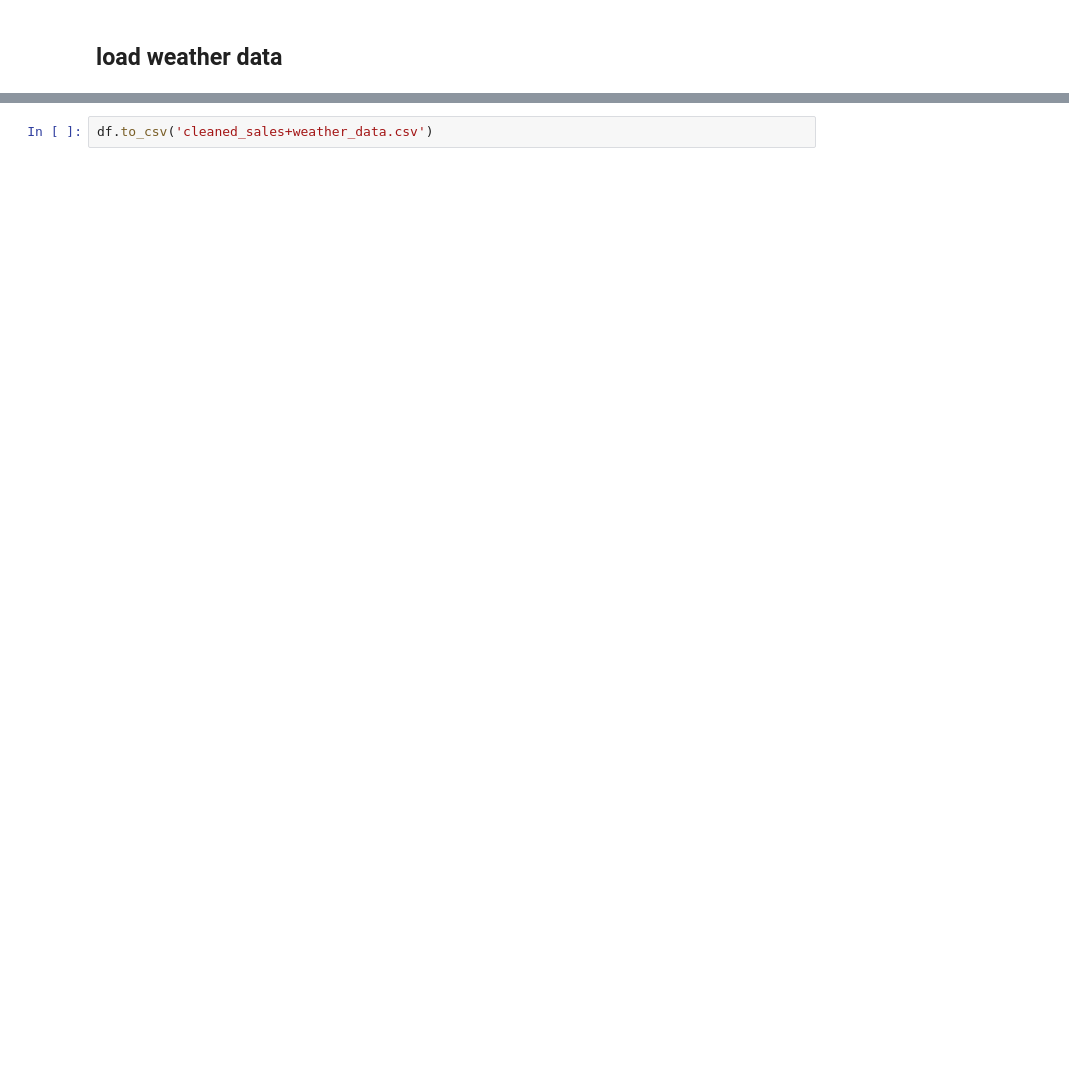
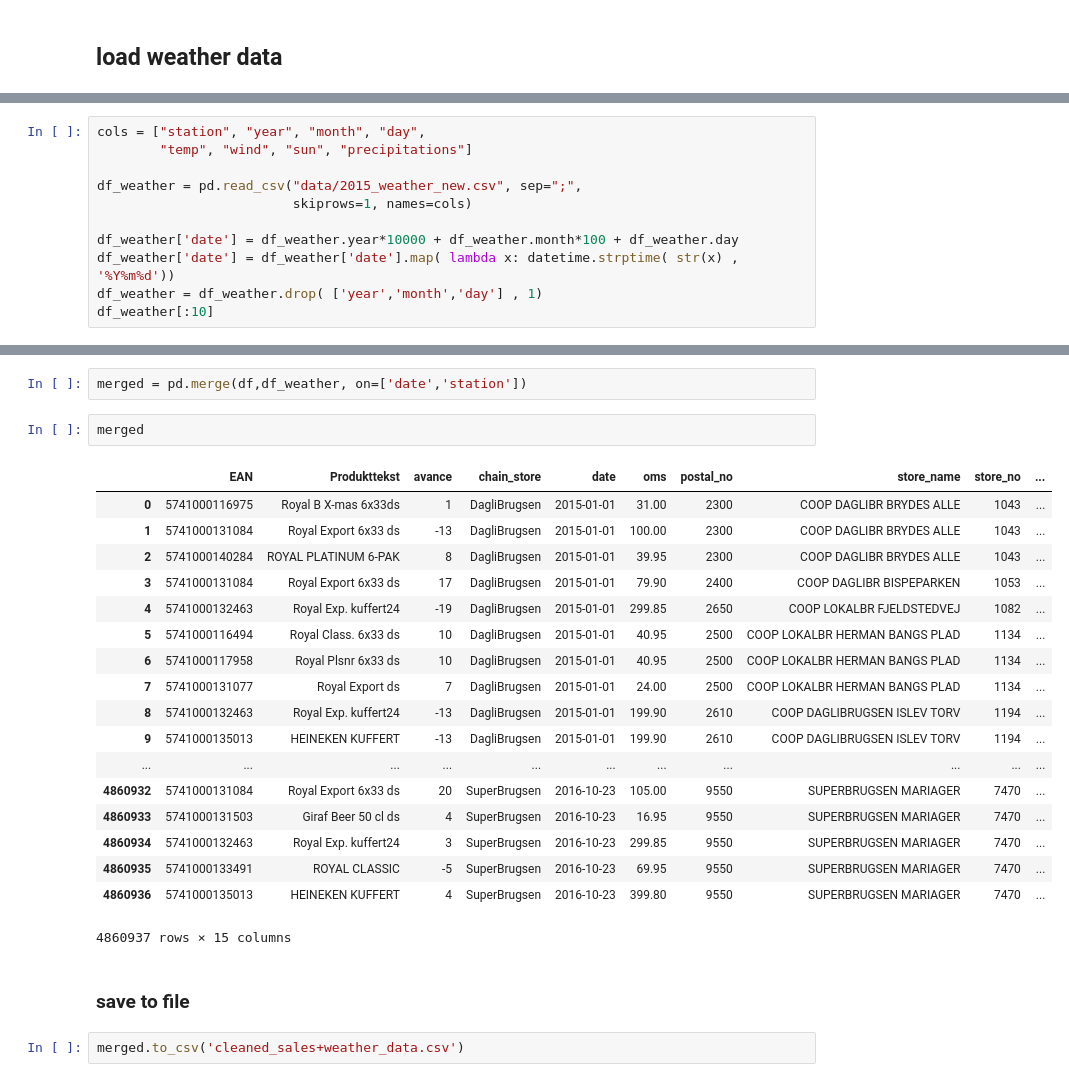
Before and after one commit to vlievin/OiX-2016---Understanding-Weather-Impact-on-Beer-Sales-in-Denmark, a Jupyter notebook: read sales data.ipynb, the cells around one changed output, grey strips where cells are left out. Cells and saved outputs as stored; diff of their text form; blank space fills up the shorter version.

Commit message:
add weather data

```diff
--- a/read sales data.ipynb
+++ b/read sales data.ipynb
@@ -114,0 +112,11 @@ df.to_csv('')
+# %%
+cols = ["station", "year", "month", "day",
+        "temp", "wind", "sun", "precipitations"]
+
+df_weather = pd.read_csv("data/2015_weather_new.csv", sep=";",
+                         skiprows=1, names=cols)
+
+df_weather['date'] = df_weather.year*10000 + df_weather.month*100 + df_weather.day
+df_weather['date'] = df_weather['date'].map( lambda x: datetime.strptime( str(x) , '%Y%m%d'))
+df_weather = df_weather.drop( ['year','month','day'] , 1)
+df_weather[:10]
@@ -115,2 +135,27 @@ df.to_csv('')
+# %%
+merged = pd.merge(df,df_weather, on=['date','station'])
+# %%
+merged
+# %% [output]
+|  | EAN | Produkttekst | avance | chain_store | date | oms | postal_no | store_name | store_no | ... |
+| 0 | 5741000116975 | Royal B X-mas 6x33ds | 1 | DagliBrugsen | 2015-01-01 | 31.00 | 2300 | COOP DAGLIBR BRYDES ALLE | 1043 | ... |
+| 1 | 5741000131084 | Royal Export 6x33 ds | -13 | DagliBrugsen | 2015-01-01 | 100.00 | 2300 | COOP DAGLIBR BRYDES ALLE | 1043 | ... |
+| 2 | 5741000140284 | ROYAL PLATINUM 6-PAK | 8 | DagliBrugsen | 2015-01-01 | 39.95 | 2300 | COOP DAGLIBR BRYDES ALLE | 1043 | ... |
+| 3 | 5741000131084 | Royal Export 6x33 ds | 17 | DagliBrugsen | 2015-01-01 | 79.90 | 2400 | COOP DAGLIBR BISPEPARKEN | 1053 | ... |
+| 4 | 5741000132463 | Royal Exp. kuffert24 | -19 | DagliBrugsen | 2015-01-01 | 299.85 | 2650 | COOP LOKALBR FJELDSTEDVEJ | 1082 | ... |
+| 5 | 5741000116494 | Royal Class. 6x33 ds | 10 | DagliBrugsen | 2015-01-01 | 40.95 | 2500 | COOP LOKALBR HERMAN BANGS PLAD | 1134 | ... |
+| 6 | 5741000117958 | Royal Plsnr 6x33 ds | 10 | DagliBrugsen | 2015-01-01 | 40.95 | 2500 | COOP LOKALBR HERMAN BANGS PLAD | 1134 | ... |
+| 7 | 5741000131077 | Royal Export ds | 7 | DagliBrugsen | 2015-01-01 | 24.00 | 2500 | COOP LOKALBR HERMAN BANGS PLAD | 1134 | ... |
+| 8 | 5741000132463 | Royal Exp. kuffert24 | -13 | DagliBrugsen | 2015-01-01 | 199.90 | 2610 | COOP DAGLIBRUGSEN ISLEV TORV | 1194 | ... |
+| 9 | 5741000135013 | HEINEKEN KUFFERT | -13 | DagliBrugsen | 2015-01-01 | 199.90 | 2610 | COOP DAGLIBRUGSEN ISLEV TORV | 1194 | ... |
+| ... | ... | ... | ... | ... | ... | ... | ... | ... | ... | ... |
+| 4860932 | 5741000131084 | Royal Export 6x33 ds | 20 | SuperBrugsen | 2016-10-23 | 105.00 | 9550 | SUPERBRUGSEN MARIAGER | 7470 | ... |
+| 4860933 | 5741000131503 | Giraf Beer 50 cl ds | 4 | SuperBrugsen | 2016-10-23 | 16.95 | 9550 | SUPERBRUGSEN MARIAGER | 7470 | ... |
+| 4860934 | 5741000132463 | Royal Exp. kuffert24 | 3 | SuperBrugsen | 2016-10-23 | 299.85 | 9550 | SUPERBRUGSEN MARIAGER | 7470 | ... |
+| 4860935 | 5741000133491 | ROYAL CLASSIC | -5 | SuperBrugsen | 2016-10-23 | 69.95 | 9550 | SUPERBRUGSEN MARIAGER | 7470 | ... |
+| 4860936 | 5741000135013 | HEINEKEN KUFFERT | 4 | SuperBrugsen | 2016-10-23 | 399.80 | 9550 | SUPERBRUGSEN MARIAGER | 7470 | ... |
+4860937 rows × 15 columns
+# %% [markdown]
+### save to file
 # %%
-df.to_csv('cleaned_sales+weather_data.csv')
+merged.to_csv('cleaned_sales+weather_data.csv')
```
Also changed, not shown: parts of 5 cells of this notebook.
